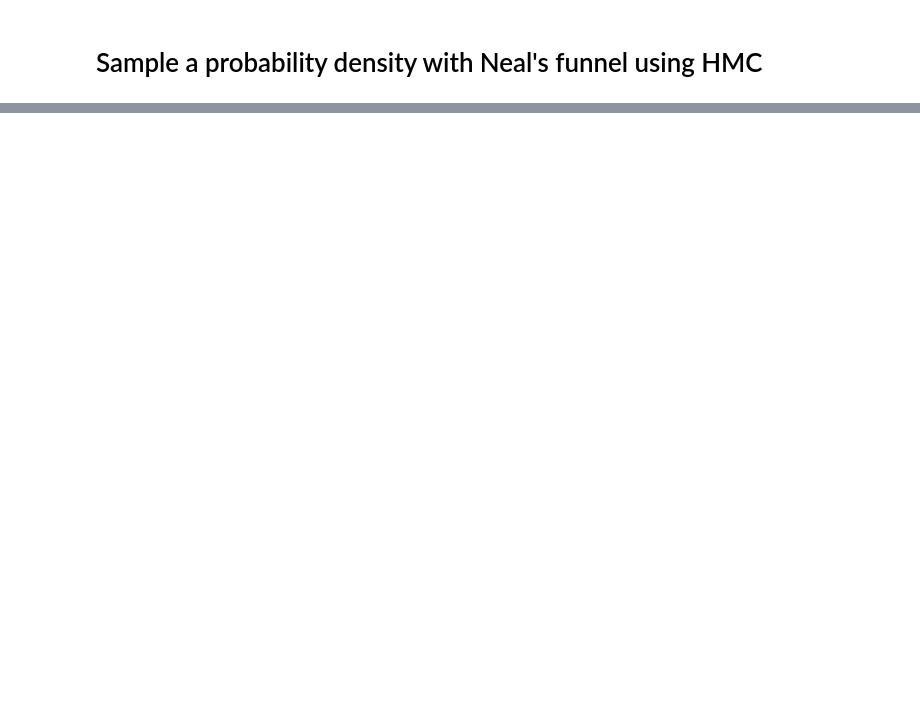
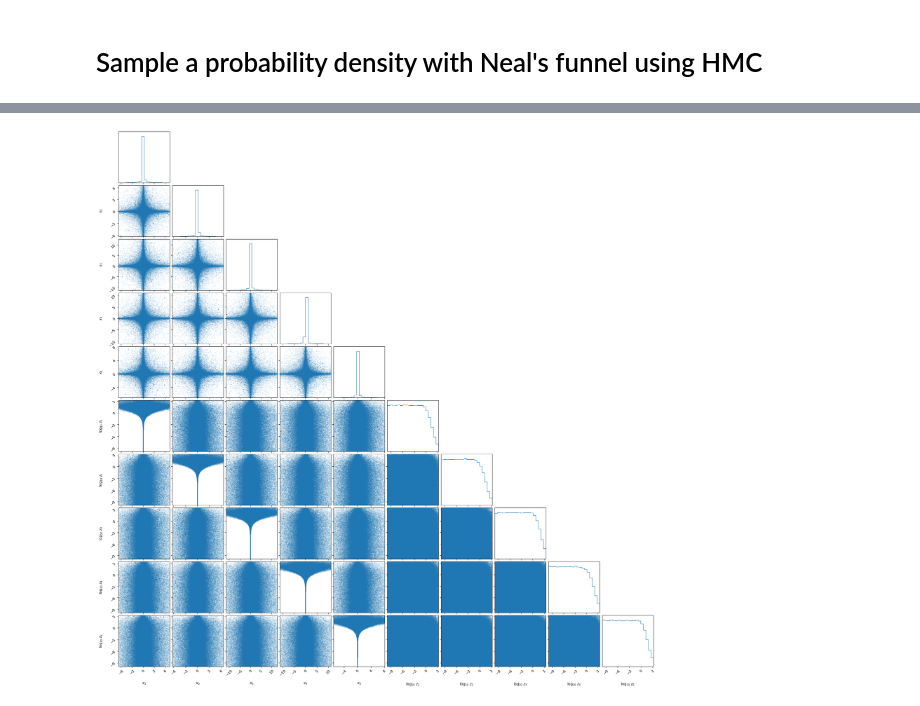
Before and after one commit to aiden-g12321/Neals_funnel, a Jupyter notebook: toy_example.ipynb, the cells around one changed output, grey strips where cells are left out. Cells and saved outputs as stored; diff of their text form; code cells hidden in the pictures; blank space fills up the shorter version.

```diff
--- a/toy_example.ipynb
+++ b/toy_example.ipynb
@@ -246,0 +167,32 @@ plt.show()
+# %%
+def extended_model():
+    # sample in log(z)
+    log10_z = numpyro.sample('log10_z', dist.Uniform(-10., 4.).expand((x_dim,)))
+    # conditional prior on x
+    x_standard = numpyro.sample('x_standard', dist.Normal().expand((x_dim,)))
+    x = numpyro.deterministic('x', x_standard * jnp.sqrt(10. ** log10_z))
+    # likelihood
+    numpyro.factor('lnlike', lnlike(x))
+
+nuts_kernel_extended = numpyro.infer.NUTS(extended_model,
+                                          dense_mass=False)
+mcmc_extended = numpyro.infer.MCMC(sampler=nuts_kernel_extended,
+                                      num_warmup=int(1e4),
+                                      num_samples=int(1e6))
+mcmc_extended.run(jr.key(2))
+samples_dict_extended = mcmc_extended.get_samples()
+extended_samples = np.concatenate((samples_dict_extended['x'],
+                                   samples_dict_extended['log10_z']),
+                                   axis=1)
+# %%
+z_labels = np.array([rf'$\log_{{{10}}}\,z_{{{i}}}$' for i in np.arange(1, x_dim + 1)])
+extended_labels = np.concatenate((x_labels, z_labels))
+fig = corner(extended_samples,
+             labels=extended_labels,
+             range=[0.99]*extended_samples.shape[1],
+             color='C0',
+             plot_contours=False,
+             plot_density=False,
+             bins=20)
+# %% [output]
+[figure, added]
```
Also changed, not shown: parts of 39 cells of this notebook, 3 other files.
